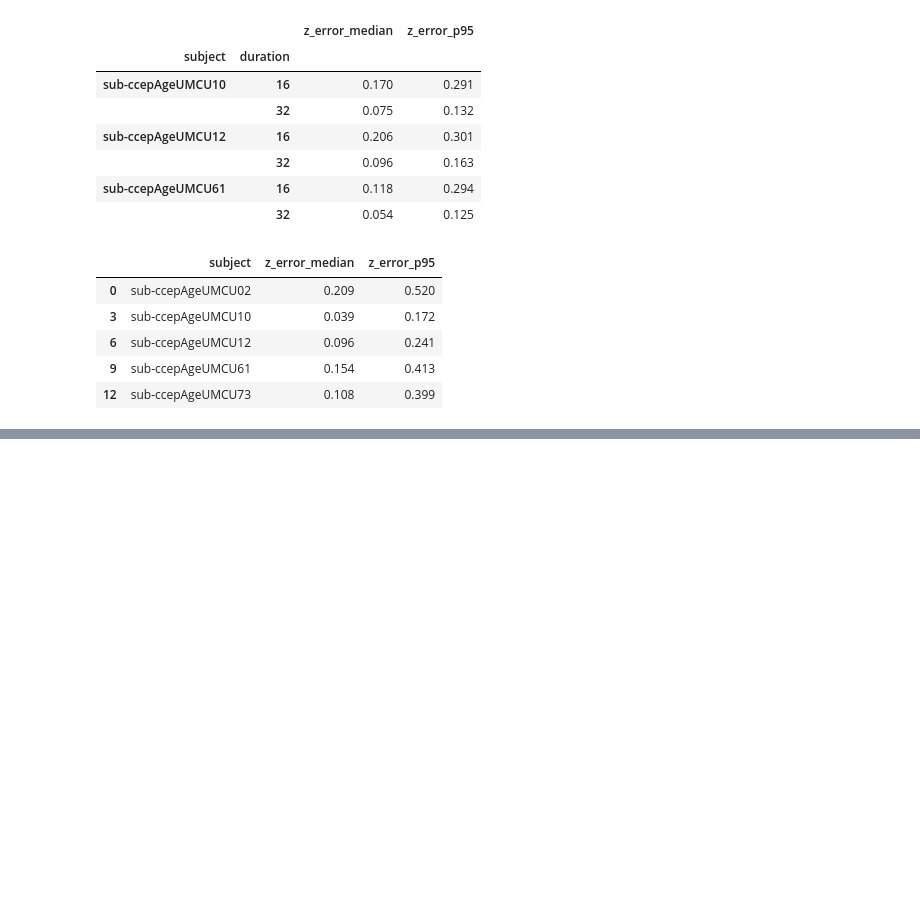
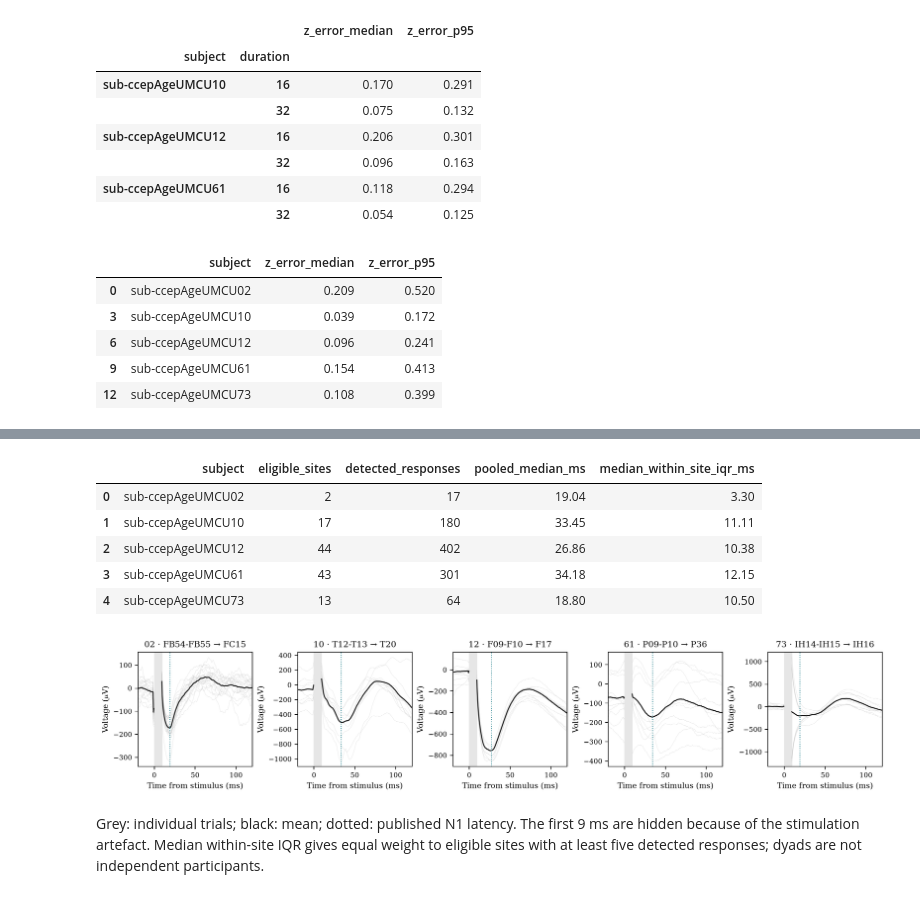
Before and after one commit to willedibam/mts-spi-study-cluster, a Jupyter notebook: research/empirical/ccep_pilot/notebooks/ccep-pilot-261014.ipynb, the cells around one changed output, grey strips where cells are left out. Cells and saved outputs as stored; diff of their text form; code cells hidden in the pictures; blank space fills up the shorter version.

```diff
--- a/research/empirical/ccep_pilot/notebooks/ccep-pilot-261014.ipynb
+++ b/research/empirical/ccep_pilot/notebooks/ccep-pilot-261014.ipynb
@@ -95,0 +101,15 @@ Full-p90 smokes are running. Post-extraction results are pending.
+# %%
+from research.empirical.ccep_pilot.plots import response_figures
+response_figures(RUN)
+display(pd.read_csv(RUN/'responses/summary.csv')[['subject','eligible_sites','detected_responses','pooled_median_ms','median_within_site_iqr_ms']].round(2))
+show('native-response-examples')
+# %% [output]
+|  | subject | eligible_sites | detected_responses | pooled_median_ms | median_within_site_iqr_ms |
+| 0 | sub-ccepAgeUMCU02 | 2 | 17 | 19.04 | 3.30 |
+| 1 | sub-ccepAgeUMCU10 | 17 | 180 | 33.45 | 11.11 |
+| 2 | sub-ccepAgeUMCU12 | 44 | 402 | 26.86 | 10.38 |
+| 3 | sub-ccepAgeUMCU61 | 43 | 301 | 34.18 | 12.15 |
+| 4 | sub-ccepAgeUMCU73 | 13 | 64 | 18.80 | 10.50 |
+[figure, added]
+# %% [markdown]
+Grey: individual trials; black: mean; dotted: published N1 latency. The first 9 ms are hidden because of the stimulation artefact. Median within-site IQR gives equal weight to eligible sites with at least five detected responses; dyads are not independent participants.
```
Also changed, not shown: parts of 7 cells of this notebook, 3 other files.
